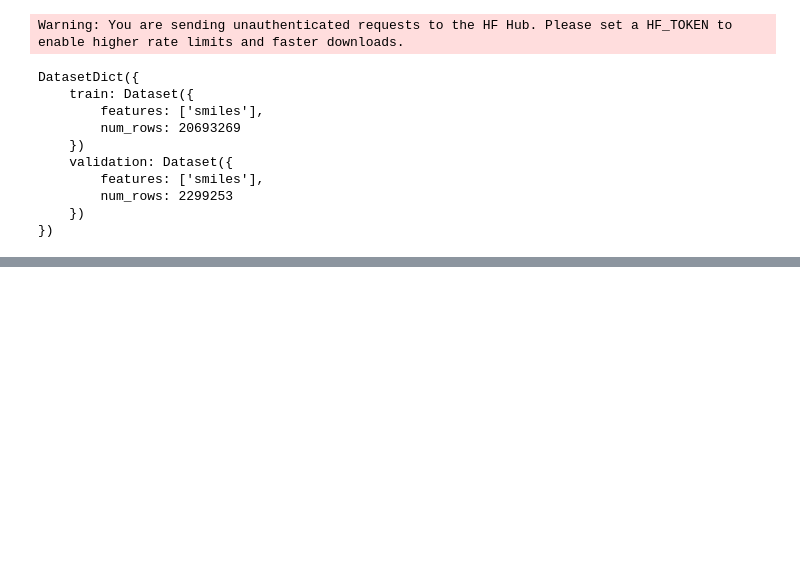
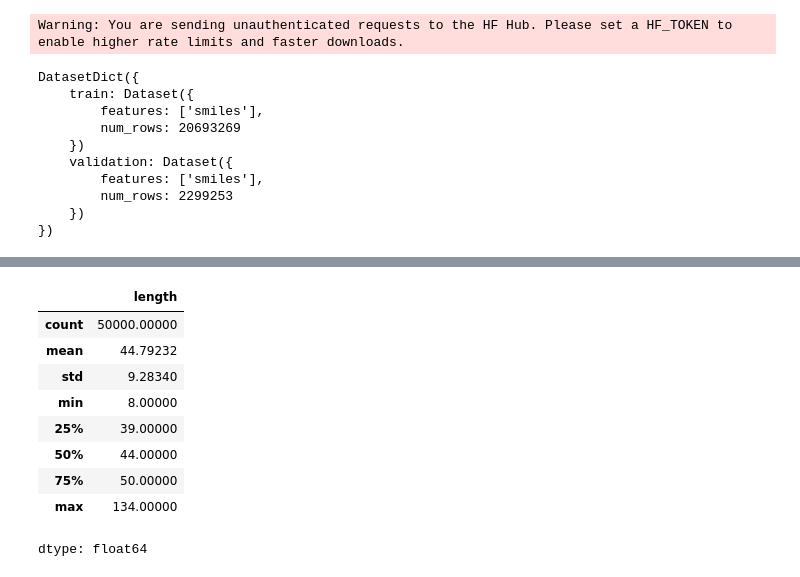
Before and after one commit to CharithManaujayaMUTEC/ChemGenAI, a Jupyter notebook: ChemGenAI_Day1.ipynb, the cells around one changed output, grey strips where cells are left out. Cells and saved outputs as stored; diff of their text form; code cells hidden in the pictures; blank space fills up the shorter version.

```diff
--- a/ChemGenAI_Day1.ipynb
+++ b/ChemGenAI_Day1.ipynb
@@ -239,3 +239,6 @@ DatasetDict({
         num_rows: 2299253
     })
 })
+# %%
+train_data = dataset["train"].select(range(50000))
+print(train_data)
@@ -241,0 +258,3 @@ DatasetDict({
+# %%
+df = train_data.to_pandas()
+df.head()
@@ -241,0 +268,14 @@ DatasetDict({
+# %%
+df["length"] = df["smiles"].apply(len)
+df["length"].describe()
+# %% [output]
+|  | length |
+| count | 50000.00000 |
+| mean | 44.79232 |
+| std | 9.28340 |
+| min | 8.00000 |
+| 25% | 39.00000 |
+| 50% | 44.00000 |
+| 75% | 50.00000 |
+| max | 134.00000 |
+dtype: float64
```
Also changed, not shown: parts of 3 cells of this notebook.
